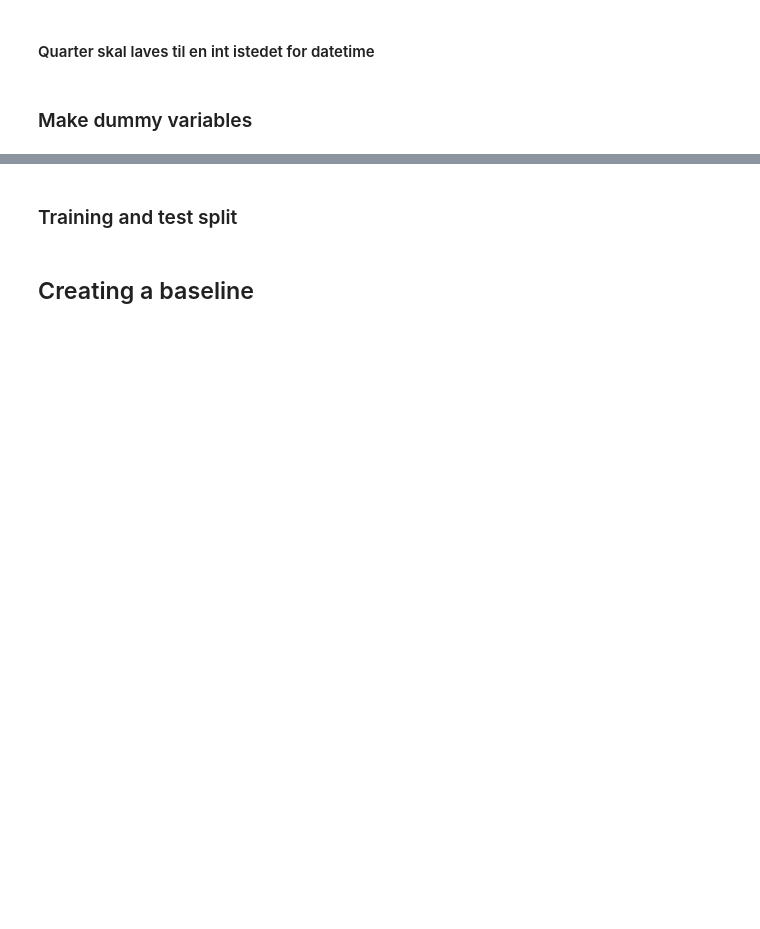
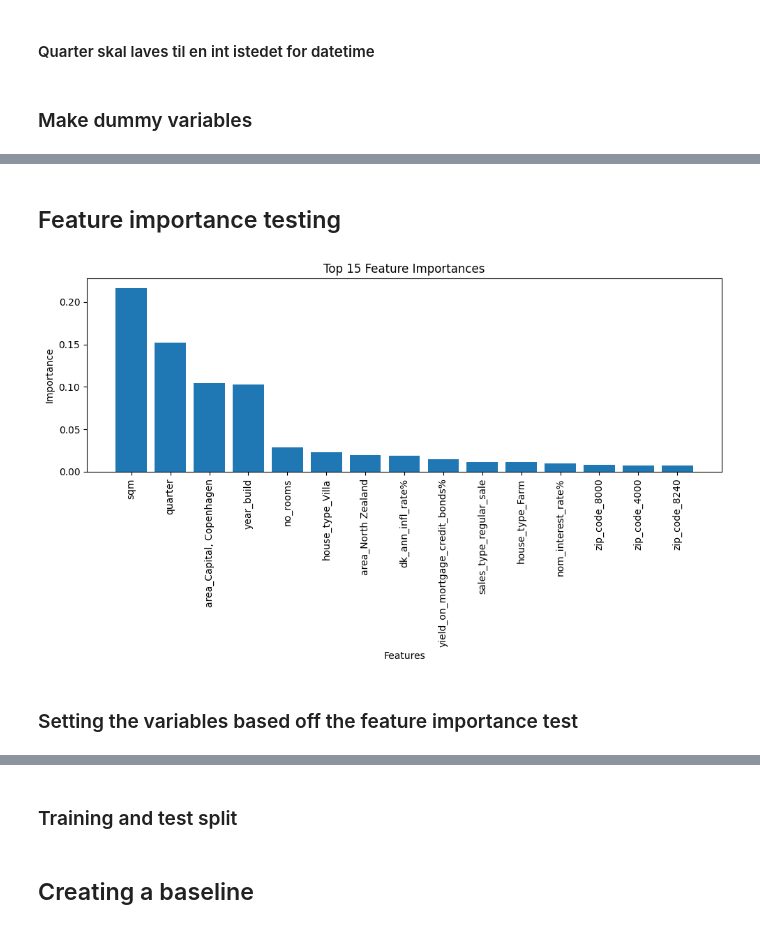
Before and after one commit to BPMRohde/AML, a Jupyter notebook: linear_regression.ipynb, the cells around one changed output, grey strips where cells are left out. Cells and saved outputs as stored; diff of their text form; code cells hidden in the pictures; blank space fills up the shorter version.

Commit message:
added feature importance test and corrected root mean squared error

```diff
--- a/linear_regression.ipynb
+++ b/linear_regression.ipynb
@@ -64,4 +64,4 @@ df["zip_code"] = df["zip_code"].astype("category")
 # We set drop_first=True to avoid the dummy variable trap
 df = df.sample(frac=0.1, random_state=42).copy()
 X = pd.get_dummies(df[["quarter","house_type", "sales_type", "year_build", "no_rooms", "sqm", "zip_code", "area", "nom_interest_rate%", "dk_ann_infl_rate%", "yield_on_mortgage_credit_bonds%"]], drop_first=True)
-X.head()
+y = df["purchase_price"]
@@ -76,3 +68,41 @@ X.head()
+# %% [markdown]
+## Feature importance testing
+# %%
+X_train, X_test, y_train, y_test = train_test_split(X, y, random_state=42)
+
+# Initialize a Random Forest classifier
+clf = RandomForestRegressor(n_estimators=100, random_state=42)
+
+# Train the classifier on the training data
+clf.fit(X_train, y_train)
+
+importances = clf.feature_importances_
+
+# Sort feature importances in descending order
+indices = np.argsort(importances)[::-1]
+
+top_15_features = indices[:15]
+# Get the top 15 feature names and importances
+top_15_names = [X.columns[i] for i in top_15_features]
+top_15_importances = importances[top_15_features]
+
+
+# Rearrange feature names so they match the sorted feature importances
+names = [X.columns[i] for i in indices]
+
+# Create plot for top 15 features
+plt.figure(figsize=(10, 6))
+plt.title("Top 15 Feature Importances")
+plt.bar(range(15), top_15_importances)
+plt.xticks(range(15), top_15_names, rotation=90)
+plt.xlabel("Features")
+plt.ylabel("Importance")
+plt.tight_layout()  # Adjust layout to prevent label cutoff
+plt.show()
+# %% [output]
+[figure, added]
+# %% [markdown]
+### Setting the variables based off the feature importance test
 # %%
 X = X[["area_Capital, Copenhagen", "sqm", "yield_on_mortgage_credit_bonds%", "quarter", "no_rooms", "year_build", "nom_interest_rate%", "dk_ann_infl_rate%", "house_type_Summerhouse", "area_South jutland", "house_type_Villa", "house_type_Farm", "zip_code_2900"]]
 y = df["purchase_price"]
```
Also changed, not shown: parts of 10 cells of this notebook, 1 other file.
